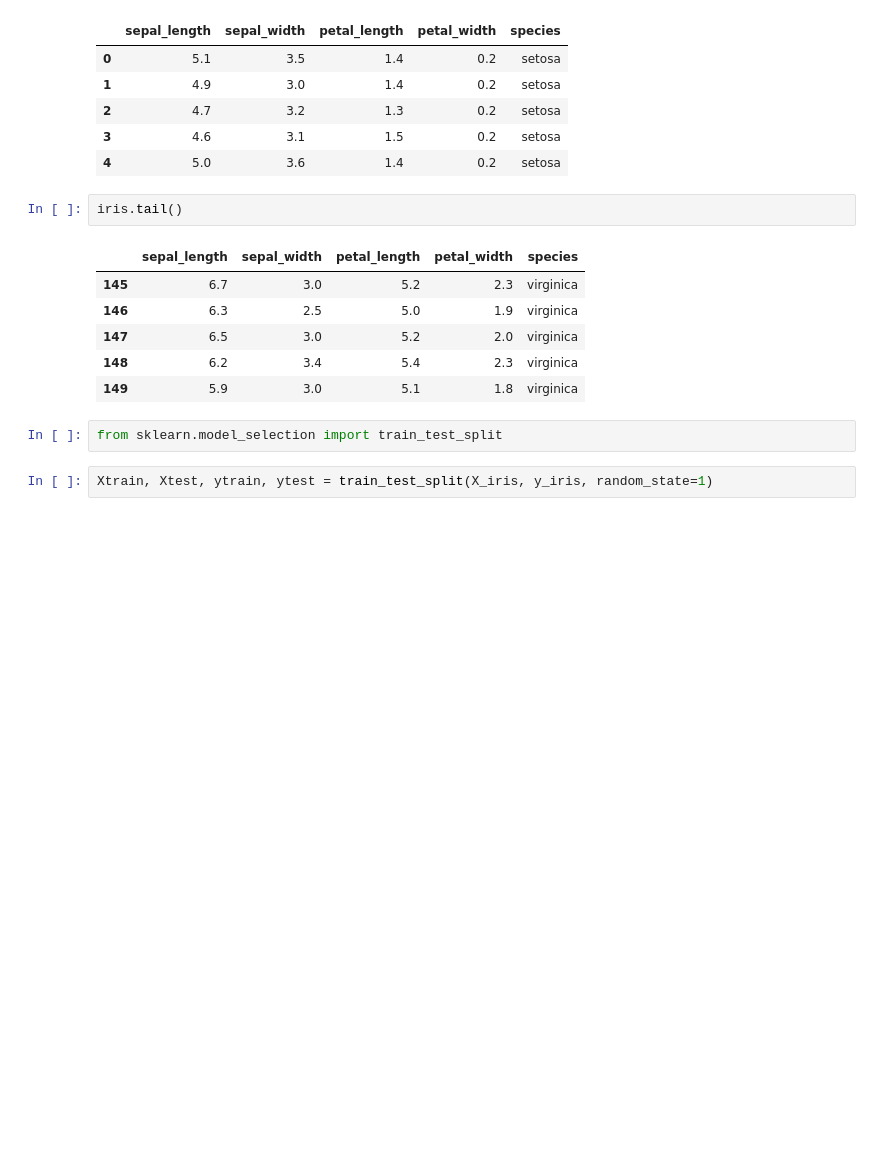
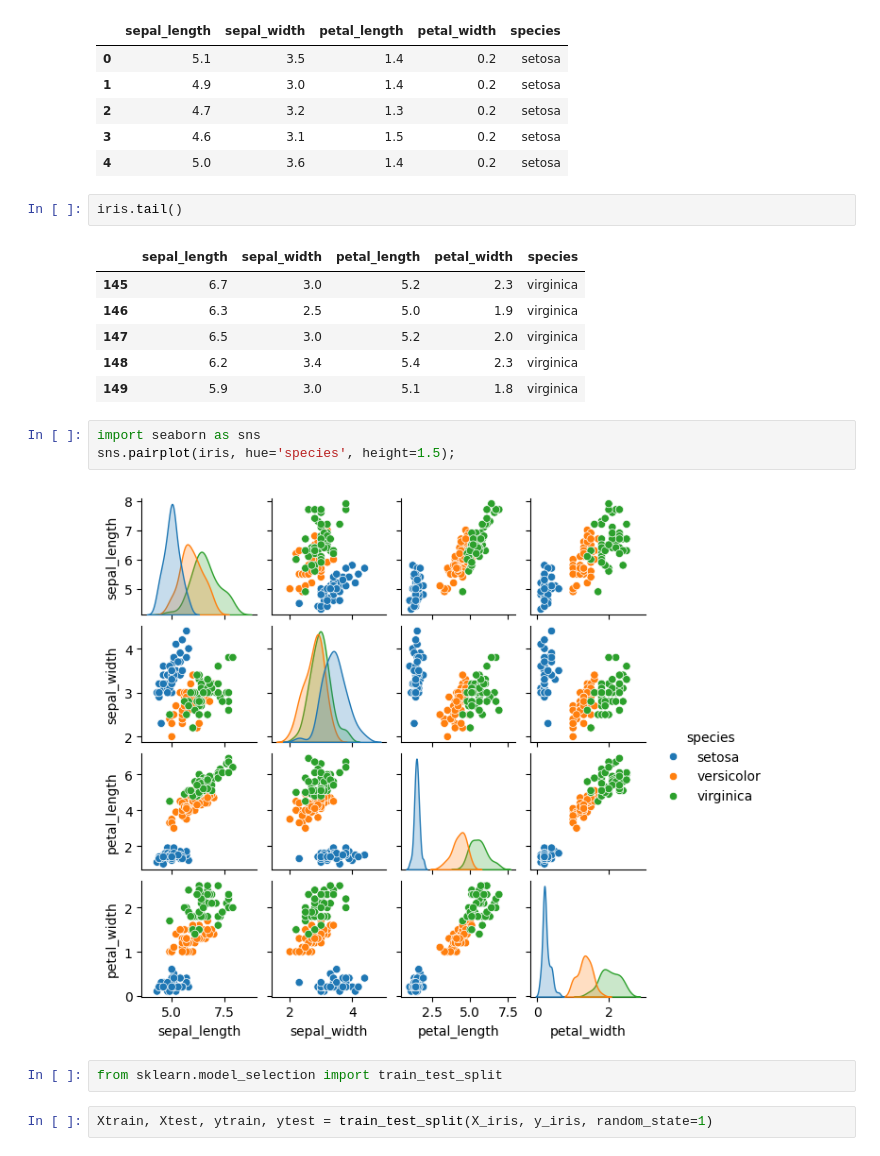
Before and after one commit to anumit-web/ML-Masterlist-2024, a Jupyter notebook: scikit-learn/scikit_learn_Masterlist_3.ipynb, the cells around one changed output. Cells and saved outputs as stored; diff of their text form; blank space fills up the shorter version.

```diff
--- a/scikit-learn/scikit_learn_Masterlist_3.ipynb
+++ b/scikit-learn/scikit_learn_Masterlist_3.ipynb
@@ -28,6 +28,11 @@ iris.tail()
 | 147 | 6.5 | 3.0 | 5.2 | 2.0 | virginica |
 | 148 | 6.2 | 3.4 | 5.4 | 2.3 | virginica |
 | 149 | 5.9 | 3.0 | 5.1 | 1.8 | virginica |
+# %%
+import seaborn as sns
+sns.pairplot(iris, hue='species', height=1.5);
+# %% [output]
+[figure, added]
 # %%
 from sklearn.model_selection import train_test_split
 # %%
```
